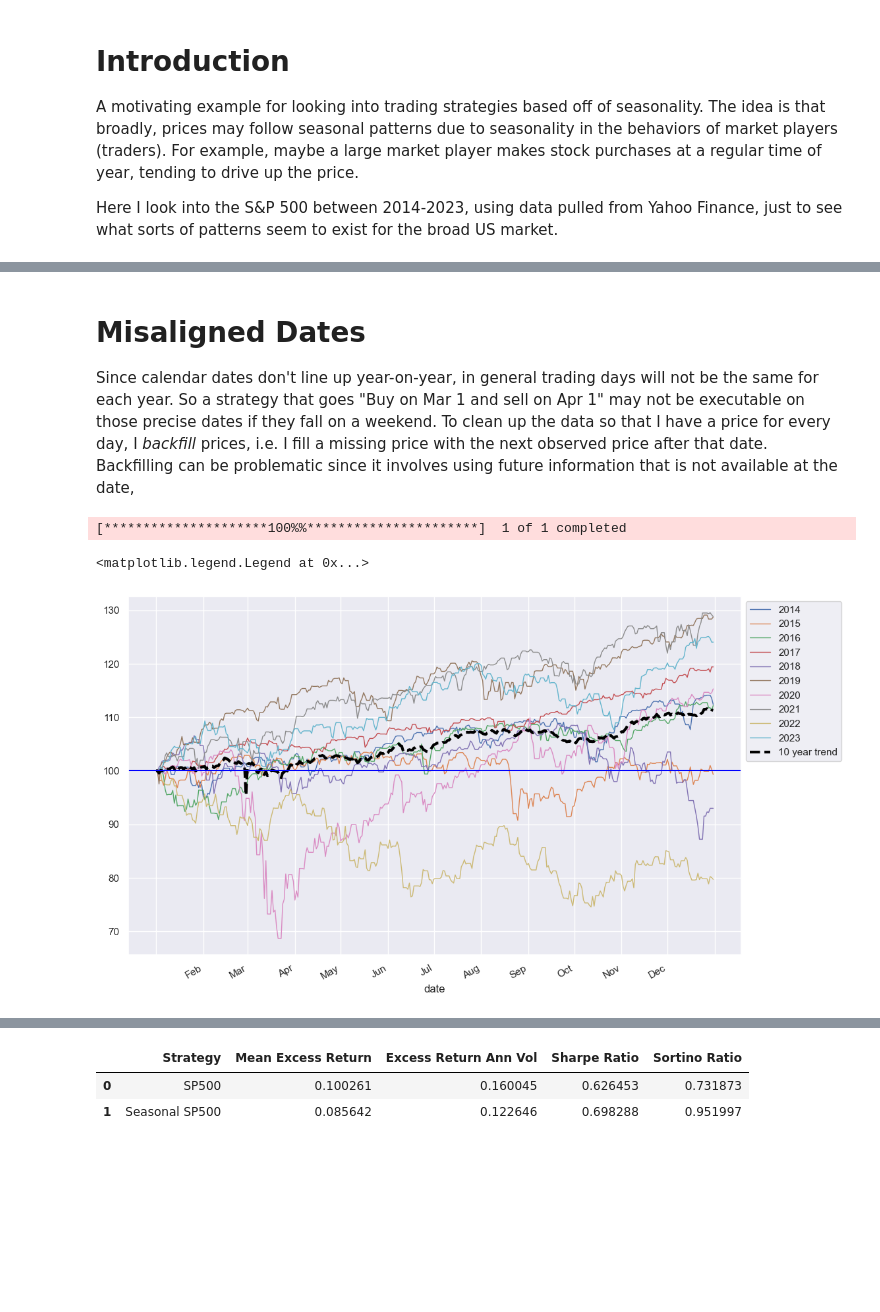
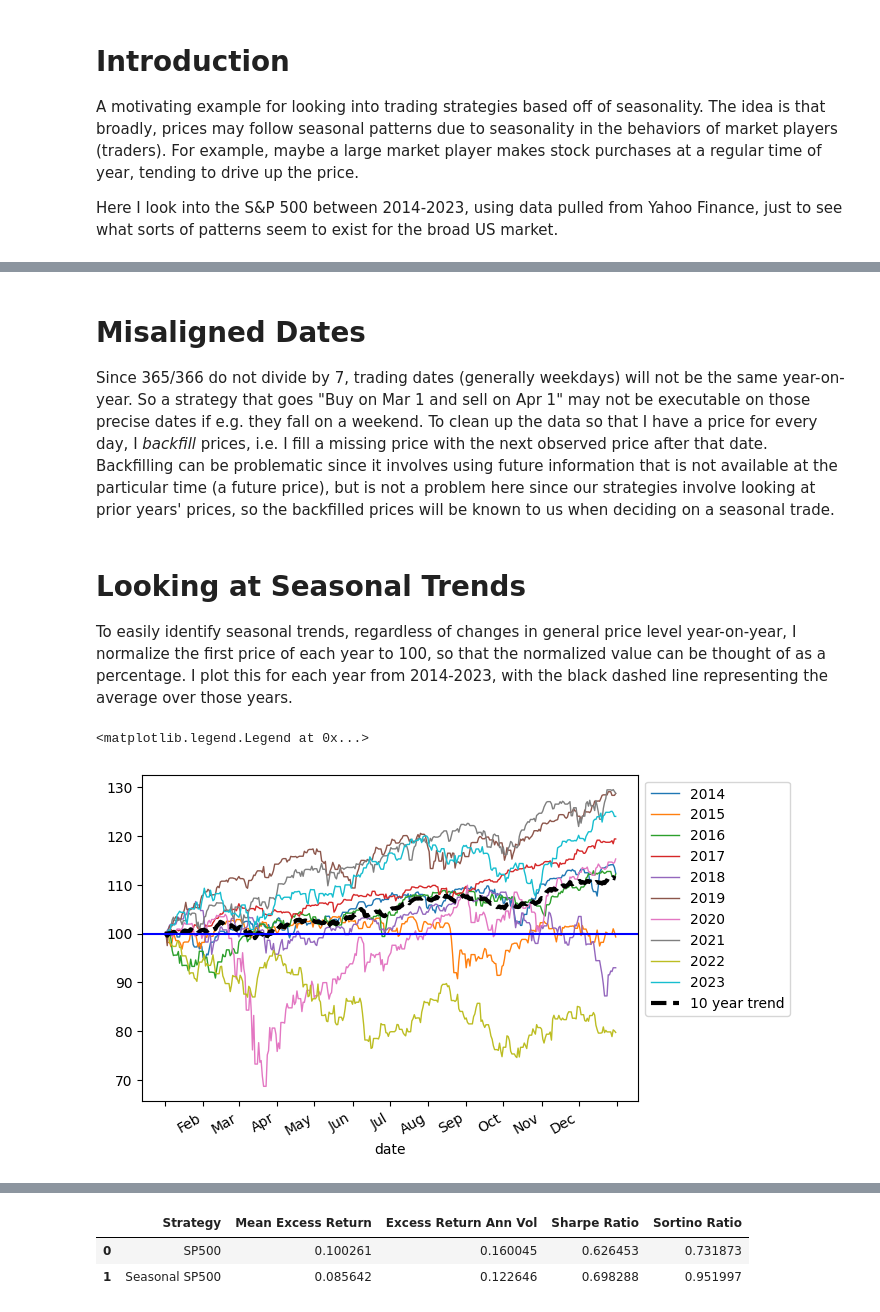
Before and after one commit to raywang202/technical-trading, a Jupyter notebook: Initial Exploration.ipynb, the cells around one changed output, grey strips where cells are left out. Saved outputs shown, nothing was run; the diff lists cells and outputs as text; code cells hidden in the pictures; blank space fills up the shorter version.

```diff
--- a/Initial Exploration.ipynb
+++ b/Initial Exploration.ipynb
@@ -24,4 +26,4 @@ spx['Price Date'] = spx.index
 # %% [markdown]
 # Misaligned Dates
 
-Since calendar dates don't line up year-on-year, in general trading days will not be the same for each year. So a strategy that goes "Buy on Mar 1 and sell on Apr 1" may not be executable on those precise dates if they fall on a weekend. To clean up the data so that I have a price for every day, I *backfill* prices, i.e. I fill a missing price with the next observed price after that date. Backfilling can be problematic since it involves using future information that is not available at the date,
+Since 365/366 do not divide by 7, trading dates (generally weekdays) will not be the same year-on-year. So a strategy that goes "Buy on Mar 1 and sell on Apr 1" may not be executable on those precise dates if e.g. they fall on a weekend. To clean up the data so that I have a price for every day, I *backfill* prices, i.e. I fill a missing price with the next observed price after that date. Backfilling can be problematic since it involves using future information that is not available at the particular time (a future price), but is not a problem here since our strategies involve looking at prior years' prices, so the backfilled prices will be known to us when deciding on a seasonal trade.
@@ -28,14 +36,8 @@ Since calendar dates don't line up year-on-year, in general trading days will no
+# %% [markdown]
+# Looking at Seasonal Trends
+
+To easily identify seasonal trends, regardless of changes in general price level year-on-year, I normalize the first price of each year to 100, so that the normalized value can be thought of as a percentage. I plot this for each year from 2014-2023, with the black dashed line representing the average over those years.
 # %%
-
-
-# Fill in missing prices with the first price after the date
-# This would be "forward-looking" if we were trading off of prices, but
-# we are trading off of specific dates so we do not see into the future
-spx = spx.reindex(all_dates, method='bfill')
-
-# Drop data for 2024
-spx = spx[spx.index < '2024-01-01']
-
 # Normalize prices relative to first of the year
 spx['Year'] = spx.index.year
 spx['Month Day'] = spx.index.strftime('%m-%d')
@@ -44,34 +46,35 @@ spx['Yr Init Price'] = spx.groupby('Year', sort=False).transform(
 spx['Seasonal Trend Price'] = spx['Adj Close'] / spx['Yr Init Price'] * 100
 
 # Now take averages over the last 10 years
+# Ignore Feb 29 when averaging, since it would only apply to 2016/2020
 spx10yr = spx[['Month Day','Seasonal Trend Price']].groupby('Month Day').mean()
 spx10yr['plot date'] = list(spx10yr.reset_index()['Month Day'].apply(
     lambda x: datetime.strptime("2000-" + x, "%Y-%m-%d")))
+spx10yr = spx10yr[spx10yr['plot date'] != '2000-02-29']
 
 # Plot
 fig, ax = plt.subplots()
 for label, dfy in spx.assign(
         date=pd.to_datetime(spx.index.strftime('2000-%m-%d')),
         year=spx.index.strftime('%Y')
 ).groupby('year'):
     dfy.set_index('date')['Seasonal Trend Price'].plot(ax=ax, label=str(label),
         linewidth=1)
 
 ax.plot(spx10yr['plot date'], spx10yr['Seasonal Trend Price'],
         label='10 year trend', linewidth=3.0, linestyle='dashed', color='black')
 ax.axhline(y=100, color='blue')
 
 locator = mdates.MonthLocator()  # every month
 formatter = mdates.ConciseDateFormatter(
     locator,
     formats=['', '%b', '%d', '%H:%M', '%H:%M', '%S.%f'],
     offset_formats=['', '', '%b', '%b-%d', '%b-%d', '%b-%d %H:%M']
 )
 ax.xaxis.set_major_locator(locator)
 ax.xaxis.set_major_formatter(formatter)
 
 ax.legend(bbox_to_anchor=(1, 1), loc='upper left')
 # %% [output]
-[*********************100%%**********************]  1 of 1 completed
+<matplotlib.legend.Legend at 0x...>
-<matplotlib.legend.Legend at 0x...>
-[figure, old version]
+[figure, new version]
```
Also changed, not shown: parts of 13 cells of this notebook, 1 other file.
